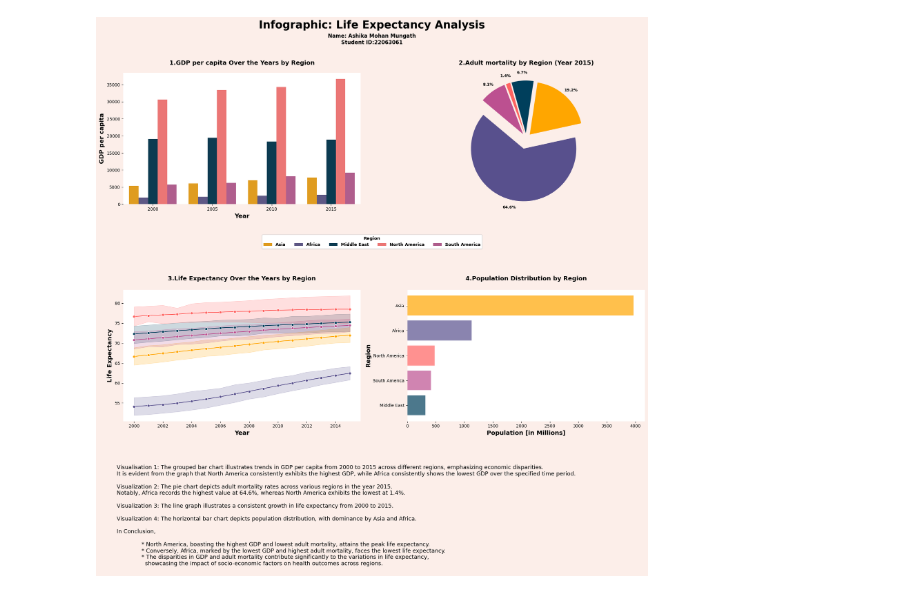
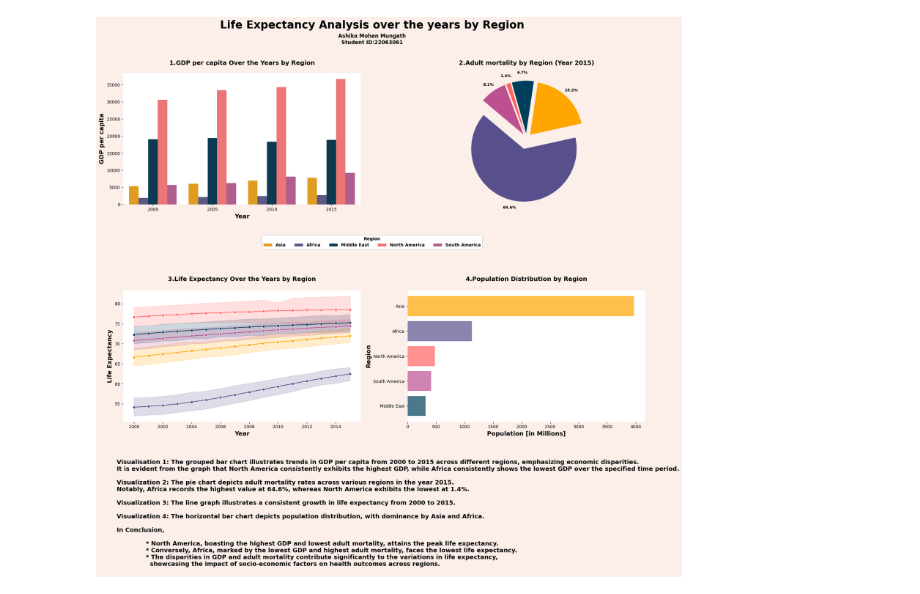
Before and after one commit to ASHIKAMOHAN/DHV, a Jupyter notebook: Untitled-1.ipynb, the cells around one changed output. Drawn from its saved outputs; the diff is of its cells as text; code cells hidden in the pictures.

Commit message:
description changed

```diff
--- a/Untitled-1.ipynb
+++ b/Untitled-1.ipynb
@@ -33,8 +33,8 @@ sorted_df_pop = grouped_df_pop.sort_values(by='Population_mln')
 fig, axes = plt.subplots(2, 2, figsize=(18, 13), facecolor='#fceee9')
 
 # Title space for the description
-fig.suptitle('Infographic: Life Expectancy Analysis', fontsize=25, y=1.05, fontweight='bold')
-name_student_id = 'Name: Ashika Mohan Mungath\nStudent ID:22063061'
+fig.suptitle('Life Expectancy Analysis over the years by Region', fontsize=25, y=1.05, fontweight='bold')
+name_student_id = 'Ashika Mohan Mungath\nStudent ID:22063061'
 
 # Add the text below the title
 fig.text(0.5, 0.99, name_student_id, ha='center', fontsize=12,fontweight='bold')
@@ -91,32 +91,32 @@ plt.tight_layout(rect=[0, 0, 1, 1])
 plt.subplots_adjust(hspace=0.65)
 
 
 
 description_text = """
 
 Visualisation 1: The grouped bar chart illustrates trends in GDP per capita from 2000 to 2015 across different regions, emphasizing economic disparities.
 It is evident from the graph that North America consistently exhibits the highest GDP, while Africa consistently shows the lowest GDP over the specified time period.
 
 Visualization 2: The pie chart depicts adult mortality rates across various regions in the year 2015.
 Notably, Africa records the highest value at 64.6%, whereas North America exhibits the lowest at 1.4%.
 
 Visualization 3: The line graph illustrates a consistent growth in life expectancy from 2000 to 2015.
 
 Visualization 4: The horizontal bar chart depicts population distribution, with dominance by Asia and Africa.
 
 In Conclusion,
 
               * North America, boasting the highest GDP and lowest adult mortality, attains the peak life expectancy.
               * Conversely, Africa, marked by the lowest GDP and highest adult mortality, faces the lowest life expectancy.
               * The disparities in GDP and adult mortality contribute significantly to the variations in life expectancy,
                 showcasing the impact of socio-economic factors on health outcomes across regions.
 """
 
-fig.text(0.04, -0.33, description_text, ha='left', va='bottom', fontsize=13)
+fig.text(0.04, -0.33, description_text, ha='left', va='bottom', fontsize=14,fontweight='bold')
 
 
 # Save the plot as PNG with a transparent background
 plt.savefig("ASHIKA-22063061.png", dpi=300, bbox_inches='tight')
 plt.show()
 # %% [output]
-[figure, old version]
+[figure, new version]
```
Also changed, not shown: 1 other file.
